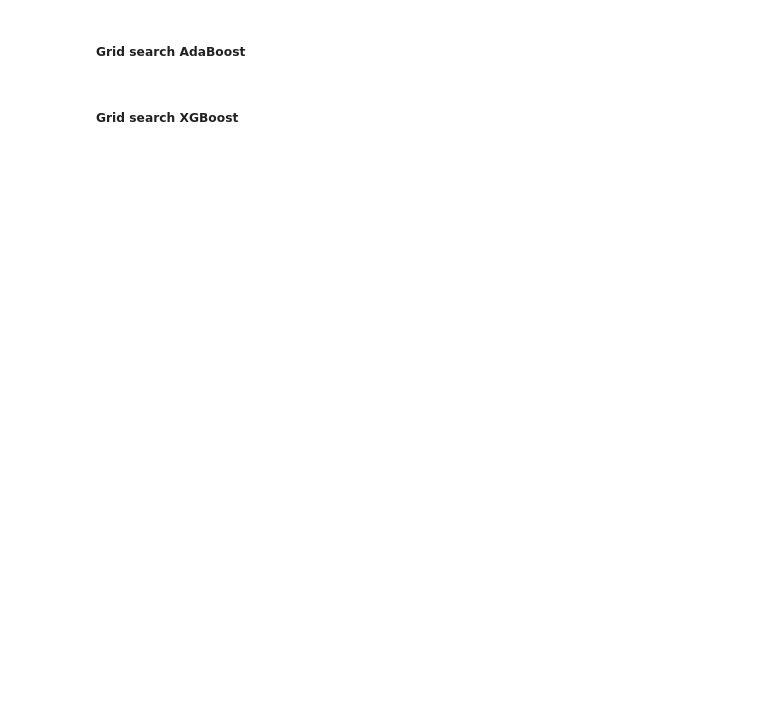
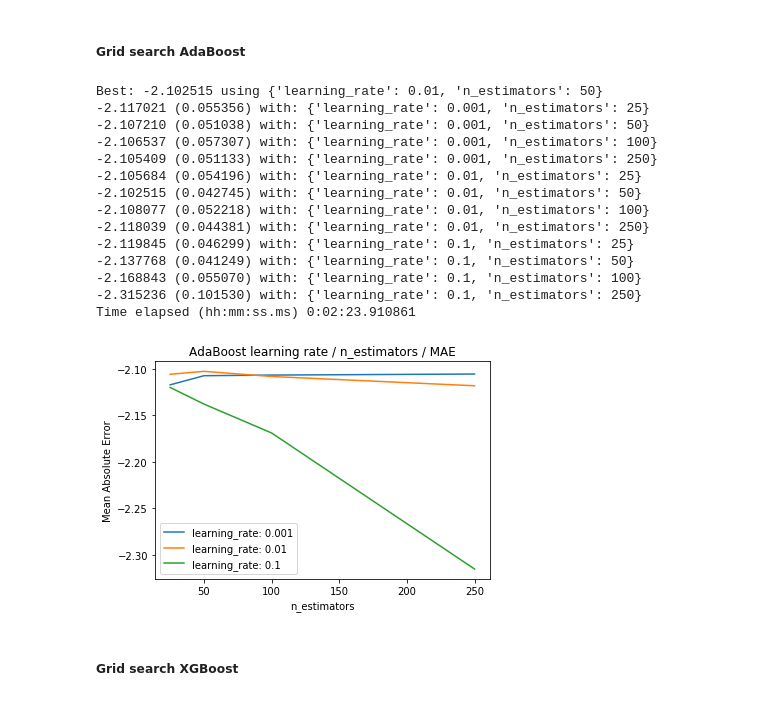
Before and after one commit to manuelfreude/kaggleearthquake, a Jupyter notebook: earthquake.ipynb, the cells around one changed output. Cells and saved outputs as stored; diff of their text form; code cells hidden in the pictures; blank space fills up the shorter version.

```diff
--- a/earthquake.ipynb
+++ b/earthquake.ipynb
@@ -1118,36 +1158,58 @@ from sklearn.model_selection import GridSearchCV
 from sklearn.metrics import mean_absolute_error
 from sklearn.metrics import make_scorer
 
+start_time = datetime.now()
+
 AdaBoost_simple = AdaBoostRegressor()
 
-mae_scorer = -make_scorer(mean_absolute_error)
+mae_scorer = make_scorer(mean_absolute_error, greater_is_better=False)
 
 n_estimators = [25, 50, 100, 250]
 
 learning_rate = [0.001, 0.01, 0.1]
 
 param_grid = dict(learning_rate=learning_rate, n_estimators=n_estimators)
 
 grid_search = GridSearchCV(AdaBoost_simple, param_grid, scoring=mae_scorer, n_jobs=-1, cv=5, return_train_score=True)
 grid_result = grid_search.fit(train_variables, train_targets)
 
 # Summarize results
 print("Best: %f using %s" % (grid_result.best_score_, grid_result.best_params_))
 means = grid_result.cv_results_['mean_test_score']
 stds = grid_result.cv_results_['std_test_score']
 params = grid_result.cv_results_['params']
 for mean, stdev, param in zip(means, stds, params):
     print("%f (%f) with: %r" % (mean, stdev, param))
 
 # Plot results
 results = np.array(means).reshape(len(learning_rate), len(n_estimators))
 for i, value in enumerate(learning_rate):
     plt.plot(n_estimators, results[i], label='learning_rate: ' + str(value))
 plt.legend()
 plt.title("AdaBoost learning rate / n_estimators / MAE")
 plt.xlabel('n_estimators')
 plt.ylabel("Mean Absolute Error")
 plt.savefig('Earthquake_adaboost_gridsearch.png')
+
+time_elapsed = datetime.now() - start_time
+
+print('Time elapsed (hh:mm:ss.ms) {}'.format(time_elapsed))
+# %% [output]
+Best: -2.102515 using {'learning_rate': 0.01, 'n_estimators': 50}
+-2.117021 (0.055356) with: {'learning_rate': 0.001, 'n_estimators': 25}
+-2.107210 (0.051038) with: {'learning_rate': 0.001, 'n_estimators': 50}
+-2.106537 (0.057307) with: {'learning_rate': 0.001, 'n_estimators': 100}
+-2.105409 (0.051133) with: {'learning_rate': 0.001, 'n_estimators': 250}
+-2.105684 (0.054196) with: {'learning_rate': 0.01, 'n_estimators': 25}
+-2.102515 (0.042745) with: {'learning_rate': 0.01, 'n_estimators': 50}
+-2.108077 (0.052218) with: {'learning_rate': 0.01, 'n_estimators': 100}
+-2.118039 (0.044381) with: {'learning_rate': 0.01, 'n_estimators': 250}
+-2.119845 (0.046299) with: {'learning_rate': 0.1, 'n_estimators': 25}
+-2.137768 (0.041249) with: {'learning_rate': 0.1, 'n_estimators': 50}
+-2.168843 (0.055070) with: {'learning_rate': 0.1, 'n_estimators': 100}
+-2.315236 (0.101530) with: {'learning_rate': 0.1, 'n_estimators': 250}
+Time elapsed (hh:mm:ss.ms) 0:02:23.910861
+[figure, added]
 # %% [markdown]
 ##### Grid search XGBoost
 # %%
```
Also changed, not shown: parts of 33 cells of this notebook.
